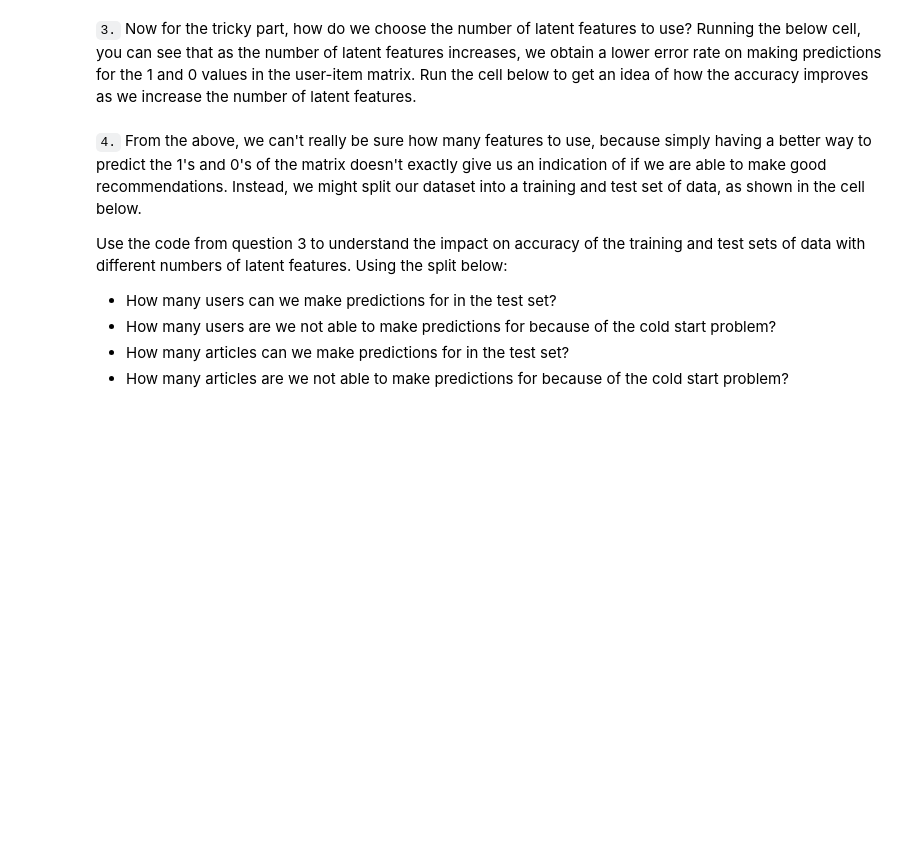
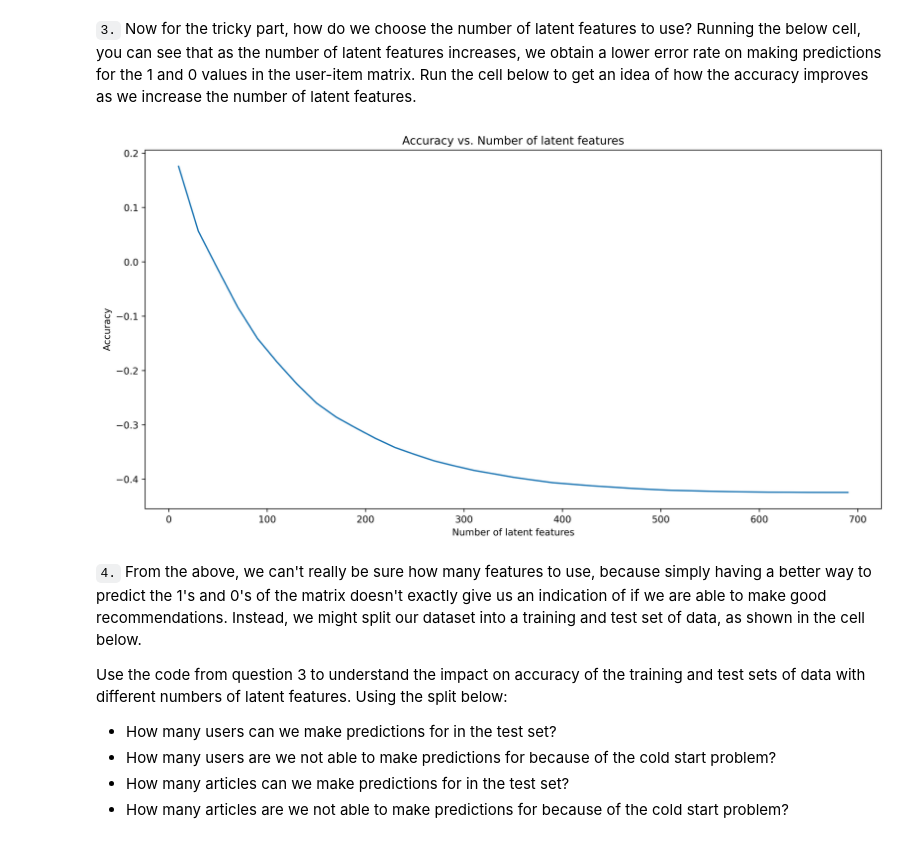
Before and after one commit to gabrieltempass/article-recommendation-engine, a Jupyter notebook: notebook/Recommendations with IMB.ipynb, the cells around one changed output. Cells and saved outputs as stored; diff of their text form; code cells hidden in the pictures; blank space fills up the shorter version.

```diff
--- a/notebook/Recommendations with IMB.ipynb
+++ b/notebook/Recommendations with IMB.ipynb
@@ -681,28 +681,30 @@ The objective of the model built in the previous lesson was to recommend movies
 # %% [markdown]
 `3.` Now for the tricky part, how do we choose the number of latent features to use? Running the below cell, you can see that as the number of latent features increases, we obtain a lower error rate on making predictions for the 1 and 0 values in the user-item matrix. Run the cell below to get an idea of how the accuracy improves as we increase the number of latent features.
 # %%
-num_latent_feats = np.arange(10,700+10,20)
+num_latent_feats = np.arange(10, 700+10, 20)
 sum_errs = []
 
 for k in num_latent_feats:
     # restructure with k latent features
     s_new, u_new, vt_new = np.diag(s[:k]), u[:, :k], vt[:k, :]
 
     # take dot product
     user_item_est = np.around(np.dot(np.dot(u_new, s_new), vt_new))
 
     # compute error for each prediction to actual value
     diffs = np.subtract(user_item_matrix, user_item_est)
 
     # total errors and keep track of them
     err = np.sum(np.sum(np.abs(diffs)))
     sum_errs.append(err)
 
-
-plt.plot(num_latent_feats, 1 - np.array(sum_errs)/df.shape[0]);
-plt.xlabel('Number of Latent Features');
-plt.ylabel('Accuracy');
-plt.title('Accuracy vs. Number of Latent Features');
+plt.figure(figsize=(14, 7), dpi=500)
+plt.plot(num_latent_feats, 1 - np.array(sum_errs)/df_interactions.shape[0])
+plt.xlabel('Number of latent features')
+plt.ylabel('Accuracy')
+plt.title('Accuracy vs. Number of latent features');
+# %% [output]
+[figure, added]
 # %% [markdown]
 `4.` From the above, we can't really be sure how many features to use, because simply having a better way to predict the 1's and 0's of the matrix doesn't exactly give us an indication of if we are able to make good recommendations. Instead, we might split our dataset into a training and test set of data, as shown in the cell below.
 
```
Also changed, not shown: parts of 5 cells of this notebook.
